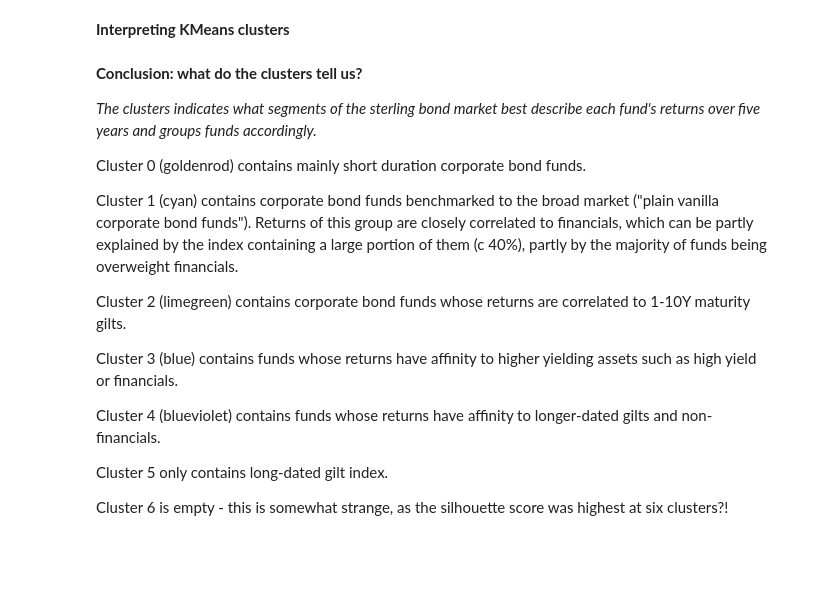
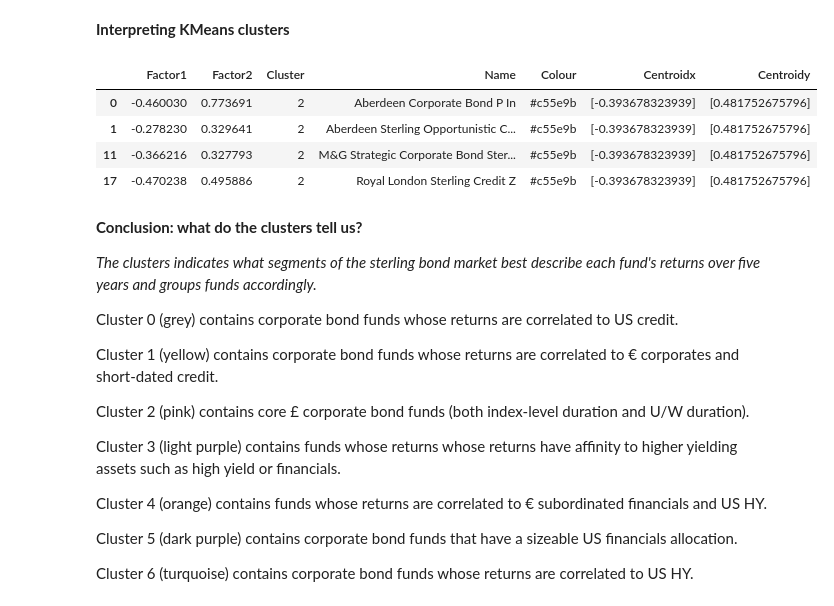
Before and after one commit to Son17/Data-Science-Projects, a Jupyter notebook: k-means on funds.ipynb, the cells around one changed output. Cells and saved outputs as stored; diff of their text form; code cells hidden in the pictures; blank space fills up the shorter version.

```diff
--- a/k-means on funds.ipynb
+++ b/k-means on funds.ipynb
@@ -137,28 +178,36 @@ plt.show()
 # %%
 # Which funds are clustered together? Look at the funds in each cluster.
 
-cluster0 = dat[(dat['Cluster']==0)]
-cluster1 = dat[(dat['Cluster']==1)]
-cluster2 = dat[(dat['Cluster']==2)]
-cluster3 = dat[(dat['Cluster']==3)]
-cluster4 = dat[(dat['Cluster']==4)]
-cluster5 = dat[(dat['Cluster']==5)]
-cluster6 = dat[(dat['Cluster']==6)]
+cluster0 = dat[(dat['Cluster']==0)] #grey
+cluster1 = dat[(dat['Cluster']==1)] #yellow
+cluster2 = dat[(dat['Cluster']==2)] #pink
+cluster3 = dat[(dat['Cluster']==3)] #light purple
+cluster4 = dat[(dat['Cluster']==4)] #light orange
+cluster5 = dat[(dat['Cluster']==5)] #grassgreen
+cluster6 = dat[(dat['Cluster']==6)] #turquoise
+
+cluster2
+# %% [output]
+|  | Factor1 | Factor2 | Cluster | Name | Colour | Centroidx | Centroidy |
+| 0 | -0.460030 | 0.773691 | 2 | Aberdeen Corporate Bond P In | #c55e9b | [-0.393678323939] | [0.481752675796] |
+| 1 | -0.278230 | 0.329641 | 2 | Aberdeen Sterling Opportunistic C... | #c55e9b | [-0.393678323939] | [0.481752675796] |
+| 11 | -0.366216 | 0.327793 | 2 | M&G Strategic Corporate Bond Ster... | #c55e9b | [-0.393678323939] | [0.481752675796] |
+| 17 | -0.470238 | 0.495886 | 2 | Royal London Sterling Credit Z | #c55e9b | [-0.393678323939] | [0.481752675796] |
 # %% [markdown]
 **Conclusion: what do the clusters tell us?**
 
 *The clusters indicates what segments of the sterling bond market best describe each fund's returns over five years and groups funds accordingly.*
 
-Cluster 0 (goldenrod) contains mainly short duration corporate bond funds.
+Cluster 0 (grey) contains corporate bond funds whose returns are correlated to US credit.
 
-Cluster 1 (cyan) contains corporate bond funds benchmarked to the broad market ("plain vanilla corporate bond funds"). Returns of this group are closely correlated to financials, which can be partly explained by the index containing a large portion of them (c 40%), partly by the majority of funds being overweight financials.
+Cluster 1 (yellow) contains corporate bond funds whose returns are correlated to € corporates and short-dated credit.
 
-Cluster 2 (limegreen) contains corporate bond funds whose returns are correlated to 1-10Y maturity gilts.
+Cluster 2 (pink) contains core £ corporate bond funds (both index-level duration and U/W duration).
 
-Cluster 3 (blue) contains funds whose returns have affinity to higher yielding assets such as high yield or financials.
+Cluster 3 (light purple) contains funds whose returns whose returns have affinity to higher yielding assets such as high yield or financials.
 
-Cluster 4 (blueviolet) contains funds whose returns have affinity to longer-dated gilts and non-financials.
+Cluster 4 (orange) contains funds whose returns are correlated to € subordinated financials and US HY.
 
-Cluster 5 only contains long-dated gilt index.
+Cluster 5 (dark purple) contains corporate bond funds that have a sizeable US financials allocation.
 
-Cluster 6 is empty - this is somewhat strange, as the silhouette score was highest at six clusters?!
+Cluster 6 (turquoise) contains corporate bond funds whose returns are correlated to US HY.
```
Also changed, not shown: parts of 12 cells of this notebook.
